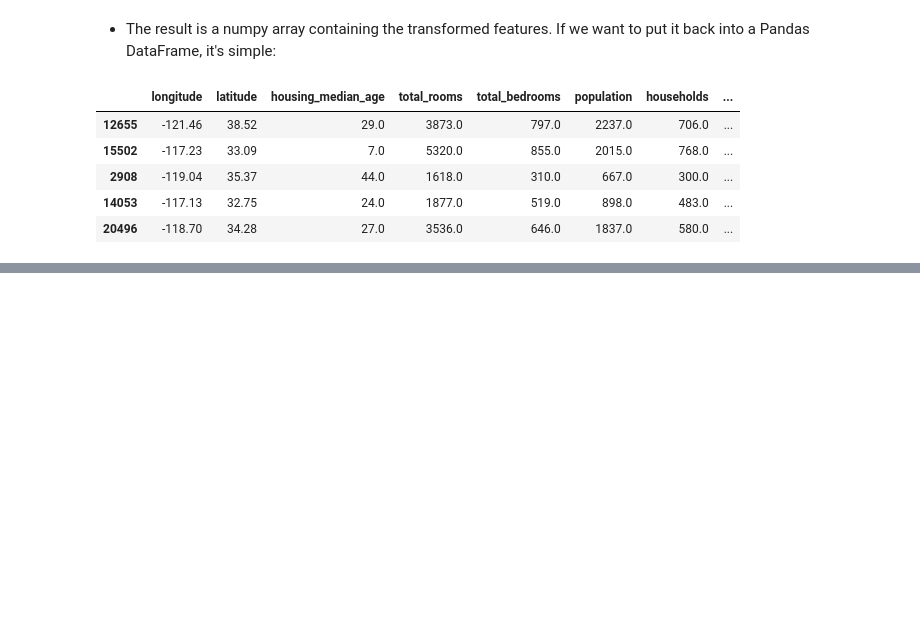
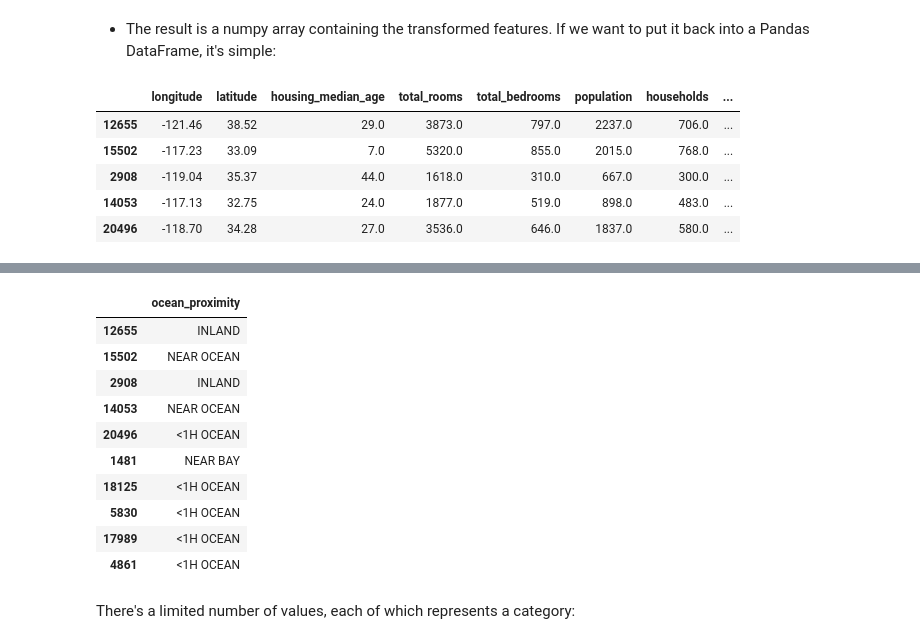
Before and after one commit to RafaelaAbrahao/Hands-on-Machine-Learning, a Jupyter notebook: 02-End-to-End-Machine-Learning-Project.ipynb, the cells around one changed output, grey strips where cells are left out. Drawn from its saved outputs; the diff is of its cells as text; code cells hidden in the pictures; blank space fills up the shorter version.

```diff
--- a/02-End-to-End-Machine-Learning-Project.ipynb
+++ b/02-End-to-End-Machine-Learning-Project.ipynb
@@ -498,0 +506,17 @@ Scikit-learn's API is remarkably well designed. These are its main design princi
+# %%
+housing_cat = housing[['ocean_proximity']]
+housing_cat.head(10)
+# %% [output]
+|  | ocean_proximity |
+| 12655 | INLAND |
+| 15502 | NEAR OCEAN |
+| 2908 | INLAND |
+| 14053 | NEAR OCEAN |
+| 20496 | <1H OCEAN |
+| 1481 | NEAR BAY |
+| 18125 | <1H OCEAN |
+| 5830 | <1H OCEAN |
+| 17989 | <1H OCEAN |
+| 4861 | <1H OCEAN |
+# %% [markdown]
+There's a limited number of values, each of which represents a category:
```
Also changed, not shown: parts of 18 cells of this notebook.
